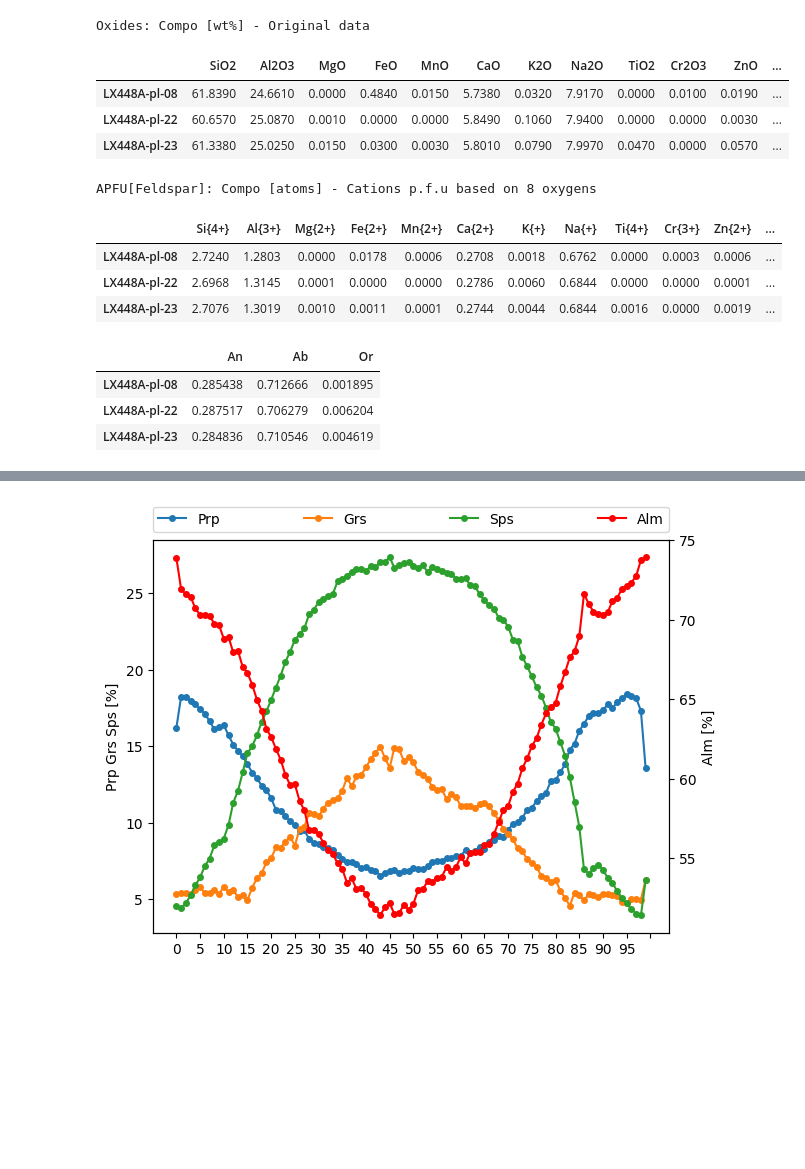
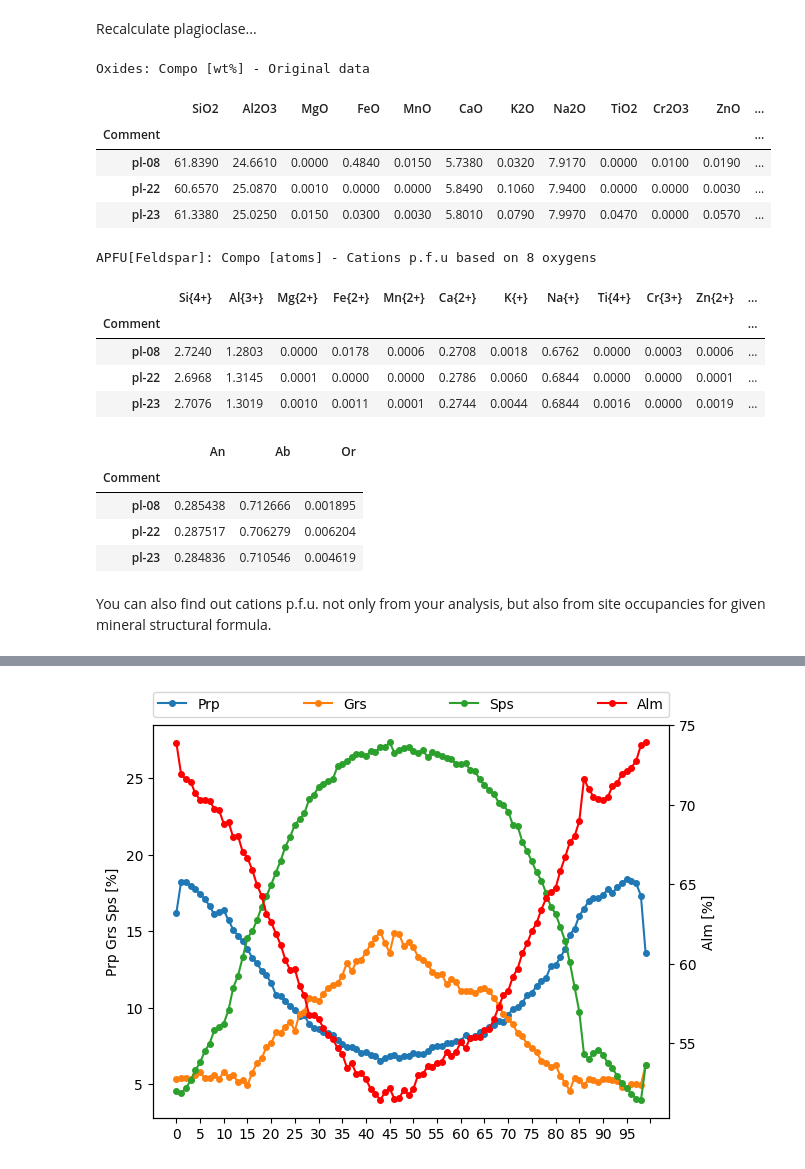
Before and after one commit to ondrolexa/epmatools, a Jupyter notebook: notebooks/demo.ipynb, the cells around one changed output, grey strips where cells are left out. Drawn from its saved outputs; the diff is of its cells as text; code cells hidden in the pictures; blank space fills up the shorter version.

```diff
--- a/notebooks/demo.ipynb
+++ b/notebooks/demo.ipynb
@@ -7,6 +9,6 @@ from empatools import *
 # %%
-dt = Oxides.example_data()
-dt
+d = Oxides.example_data().set_index('Comment')
+d
 # %% [output]
 Oxides: Compo [wt%] - Original data
 |  | SiO2 | Al2O3 | MgO | FeO | MnO | CaO | K2O | Na2O | TiO2 | Cr2O3 | ZnO | ... |
@@ -52,12 +72,15 @@ apfu.endmembers()
+# %% [markdown]
+Recalculate plagioclase...
 # %%
-f = dt.get_sample('-pl-')
+f = d.get_sample('pl-')
 f
 # %% [output]
 Oxides: Compo [wt%] - Original data
 |  | SiO2 | Al2O3 | MgO | FeO | MnO | CaO | K2O | Na2O | TiO2 | Cr2O3 | ZnO | ... |
-| LX448A-pl-08 | 61.8390 | 24.6610 | 0.0000 | 0.4840 | 0.0150 | 5.7380 | 0.0320 | 7.9170 | 0.0000 | 0.0100 | 0.0190 | ... |
-| LX448A-pl-22 | 60.6570 | 25.0870 | 0.0010 | 0.0000 | 0.0000 | 5.8490 | 0.1060 | 7.9400 | 0.0000 | 0.0000 | 0.0030 | ... |
-| LX448A-pl-23 | 61.3380 | 25.0250 | 0.0150 | 0.0300 | 0.0030 | 5.8010 | 0.0790 | 7.9970 | 0.0470 | 0.0000 | 0.0570 | ... |
+| Comment |  |  |  |  |  |  |  |  |  |  |  | ... |
+| pl-08 | 61.8390 | 24.6610 | 0.0000 | 0.4840 | 0.0150 | 5.7380 | 0.0320 | 7.9170 | 0.0000 | 0.0100 | 0.0190 | ... |
+| pl-22 | 60.6570 | 25.0870 | 0.0010 | 0.0000 | 0.0000 | 5.8490 | 0.1060 | 7.9400 | 0.0000 | 0.0000 | 0.0030 | ... |
+| pl-23 | 61.3380 | 25.0250 | 0.0150 | 0.0300 | 0.0030 | 5.8010 | 0.0790 | 7.9970 | 0.0470 | 0.0000 | 0.0570 | ... |
 # %%
 plg = mindb.Feldspar()
 apfu = f.apfu(plg)
@@ -65,13 +88,17 @@ apfu
 # %% [output]
 APFU[Feldspar]: Compo [atoms] - Cations p.f.u based on 8 oxygens
 |  | Si{4+} | Al{3+} | Mg{2+} | Fe{2+} | Mn{2+} | Ca{2+} | K{+} | Na{+} | Ti{4+} | Cr{3+} | Zn{2+} | ... |
-| LX448A-pl-08 | 2.7240 | 1.2803 | 0.0000 | 0.0178 | 0.0006 | 0.2708 | 0.0018 | 0.6762 | 0.0000 | 0.0003 | 0.0006 | ... |
-| LX448A-pl-22 | 2.6968 | 1.3145 | 0.0001 | 0.0000 | 0.0000 | 0.2786 | 0.0060 | 0.6844 | 0.0000 | 0.0000 | 0.0001 | ... |
-| LX448A-pl-23 | 2.7076 | 1.3019 | 0.0010 | 0.0011 | 0.0001 | 0.2744 | 0.0044 | 0.6844 | 0.0016 | 0.0000 | 0.0019 | ... |
+| Comment |  |  |  |  |  |  |  |  |  |  |  | ... |
+| pl-08 | 2.7240 | 1.2803 | 0.0000 | 0.0178 | 0.0006 | 0.2708 | 0.0018 | 0.6762 | 0.0000 | 0.0003 | 0.0006 | ... |
+| pl-22 | 2.6968 | 1.3145 | 0.0001 | 0.0000 | 0.0000 | 0.2786 | 0.0060 | 0.6844 | 0.0000 | 0.0000 | 0.0001 | ... |
+| pl-23 | 2.7076 | 1.3019 | 0.0010 | 0.0011 | 0.0001 | 0.2744 | 0.0044 | 0.6844 | 0.0016 | 0.0000 | 0.0019 | ... |
 # %%
 apfu.endmembers()
 # %% [output]
 |  | An | Ab | Or |
-| LX448A-pl-08 | 0.285438 | 0.712666 | 0.001895 |
-| LX448A-pl-22 | 0.287517 | 0.706279 | 0.006204 |
-| LX448A-pl-23 | 0.284836 | 0.710546 | 0.004619 |
+| Comment |  |  |  |
+| pl-08 | 0.285438 | 0.712666 | 0.001895 |
+| pl-22 | 0.287517 | 0.706279 | 0.006204 |
+| pl-23 | 0.284836 | 0.710546 | 0.004619 |
+# %% [markdown]
+You can also find out cations p.f.u. not only from your analysis, but also from site occupancies for given mineral structural formula.
```
Also changed, not shown: parts of 16 cells of this notebook, 5 other files.
